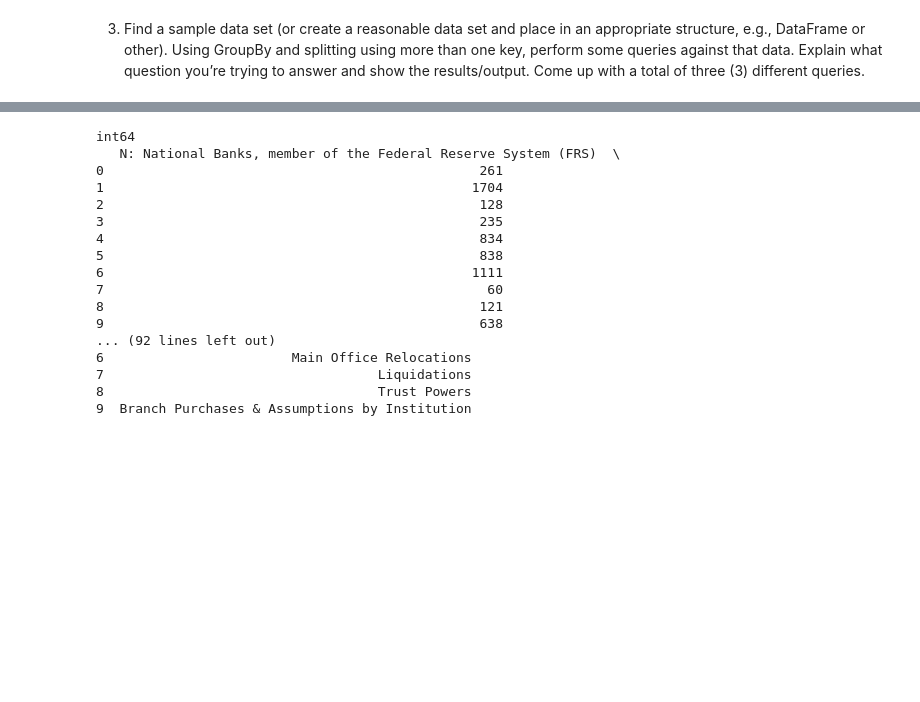
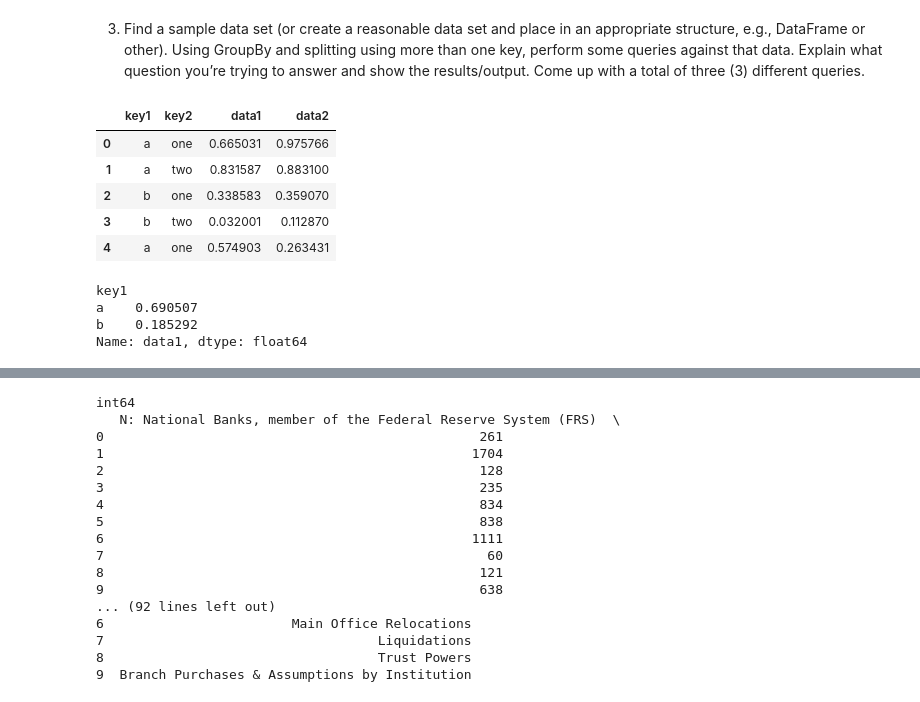
Before and after one commit to allaccountstaken/best_of_Python, a Jupyter notebook: M7/Exercise_Aggregates.ipynb, the cells around one changed output, grey strips where cells are left out. Drawn from its saved outputs; the diff is of its cells as text; code cells hidden in the pictures; blank space fills up the shorter version.

```diff
--- a/M7/Exercise_Aggregates.ipynb
+++ b/M7/Exercise_Aggregates.ipynb
@@ -81,0 +89,23 @@ array([-7.07580241])
+# %%
+df = pd.DataFrame({'key1' : ['a', 'a', 'b', 'b', 'a'],
+                   'key2' : ['one', 'two', 'one', 'two', 'one'],
+                   'data1': np.random.rand(5),
+                   'data2': np.random.rand(5)
+                  })
+# %%
+df
+# %% [output]
+|  | key1 | key2 | data1 | data2 |
+| 0 | a | one | 0.665031 | 0.975766 |
+| 1 | a | two | 0.831587 | 0.883100 |
+| 2 | b | one | 0.338583 | 0.359070 |
+| 3 | b | two | 0.032001 | 0.112870 |
+| 4 | a | one | 0.574903 | 0.263431 |
+# %%
+grouped = df['data1'].groupby(df['key1'])
+grouped.mean()
+# %% [output]
+key1
+a    0.690507
+b    0.185292
+Name: data1, dtype: float64
```
Also changed, not shown: parts of 3 cells of this notebook, 1 other file.
